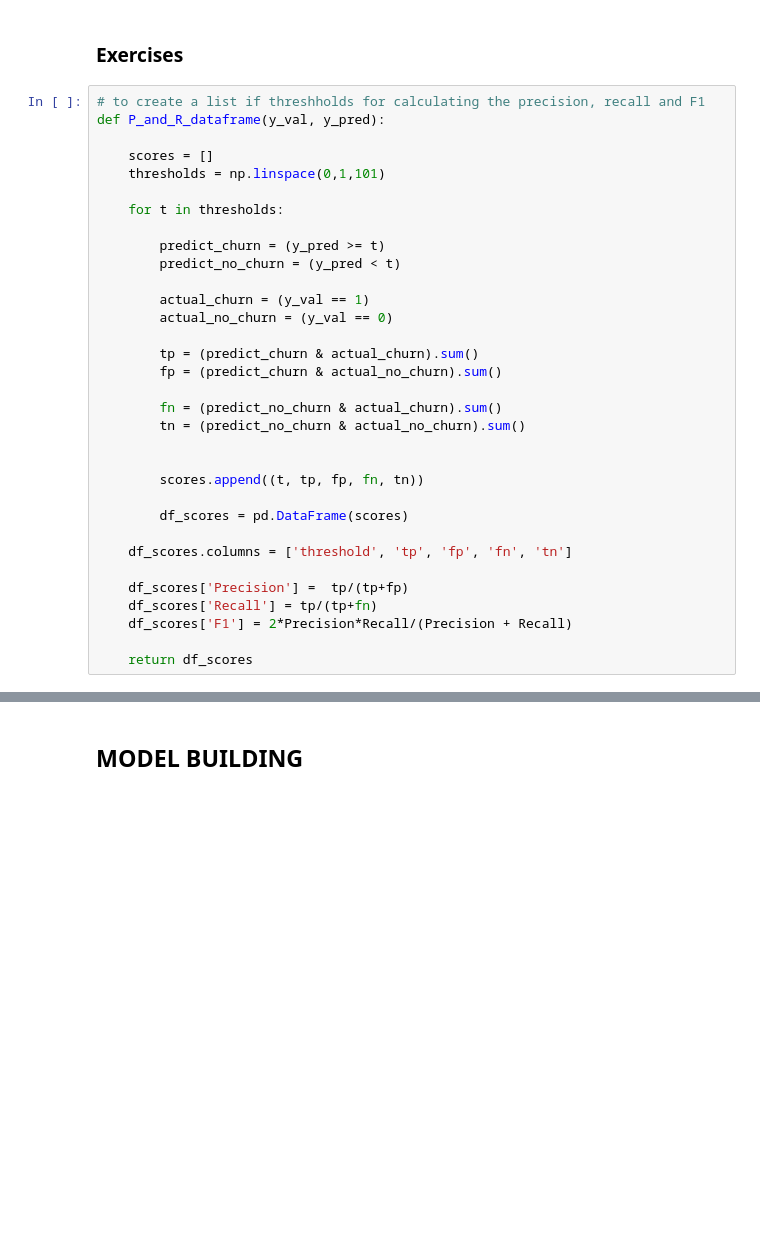
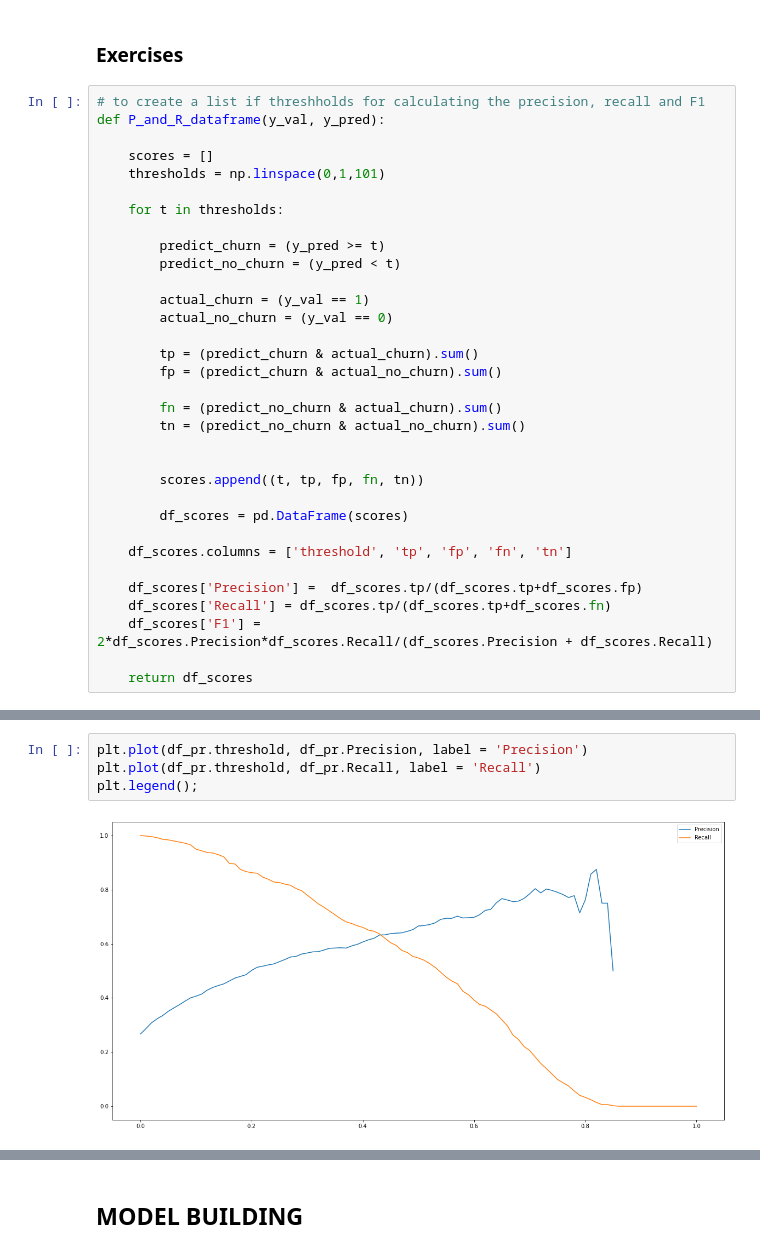
Before and after one commit to AnyigorTobias/Telecom-Customer-Churn-Project, a Jupyter notebook: churn.ipynb, the cells around one changed output, grey strips where cells are left out. Saved outputs shown, nothing was run; the diff lists cells and outputs as text; blank space fills up the shorter version.

```diff
--- a/churn.ipynb
+++ b/churn.ipynb
@@ -1178,9 +1184,9 @@ def P_and_R_dataframe(y_val, y_pred):
 
     df_scores.columns = ['threshold', 'tp', 'fp', 'fn', 'tn']
 
-    df_scores['Precision'] =  tp/(tp+fp)
-    df_scores['Recall'] = tp/(tp+fn)
-    df_scores['F1'] = 2*Precision*Recall/(Precision + Recall)
+    df_scores['Precision'] =  df_scores.tp/(df_scores.tp+df_scores.fp)
+    df_scores['Recall'] = df_scores.tp/(df_scores.tp+df_scores.fn)
+    df_scores['F1'] = 2*df_scores.Precision*df_scores.Recall/(df_scores.Precision + df_scores.Recall)
 
     return df_scores
 # %%
@@ -1189,0 +1209,6 @@ ValueError: operands could not be broadcast together with shapes (1407,) (562,)
+# %%
+plt.plot(df_pr.threshold, df_pr.Precision, label = 'Precision')
+plt.plot(df_pr.threshold, df_pr.Recall, label = 'Recall')
+plt.legend();
+# %% [output]
+[figure, added]
```
Also changed, not shown: parts of 31 cells of this notebook.
